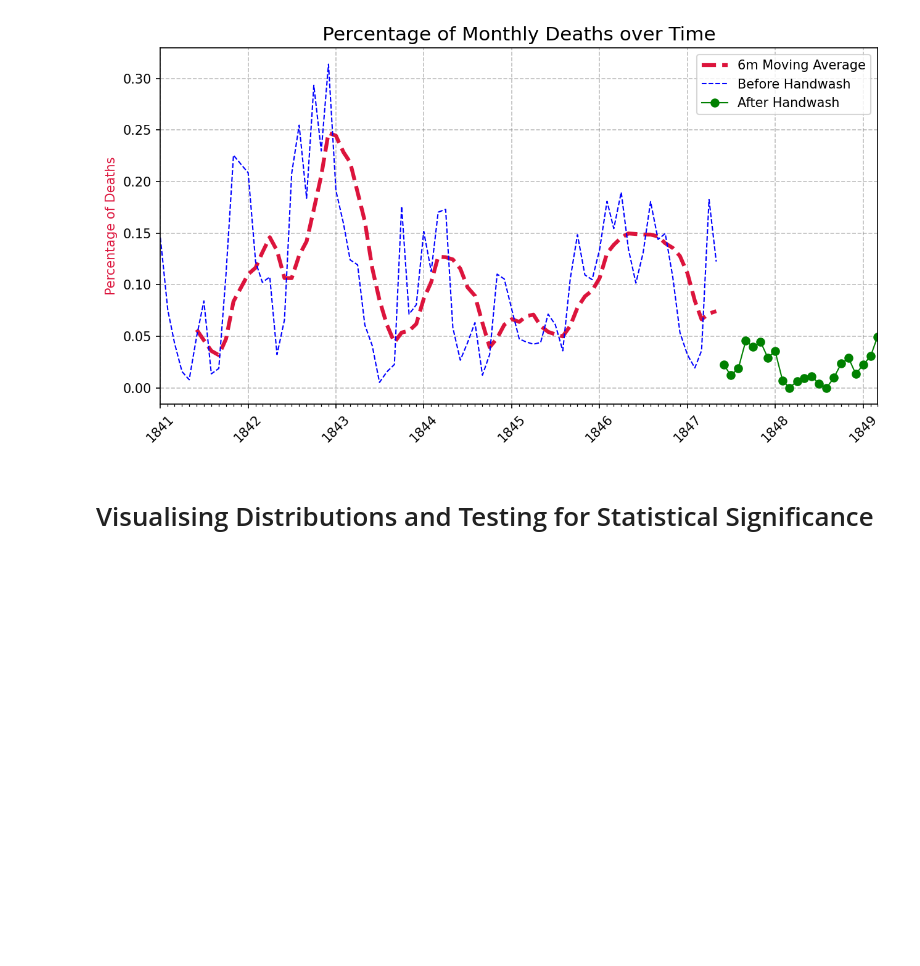
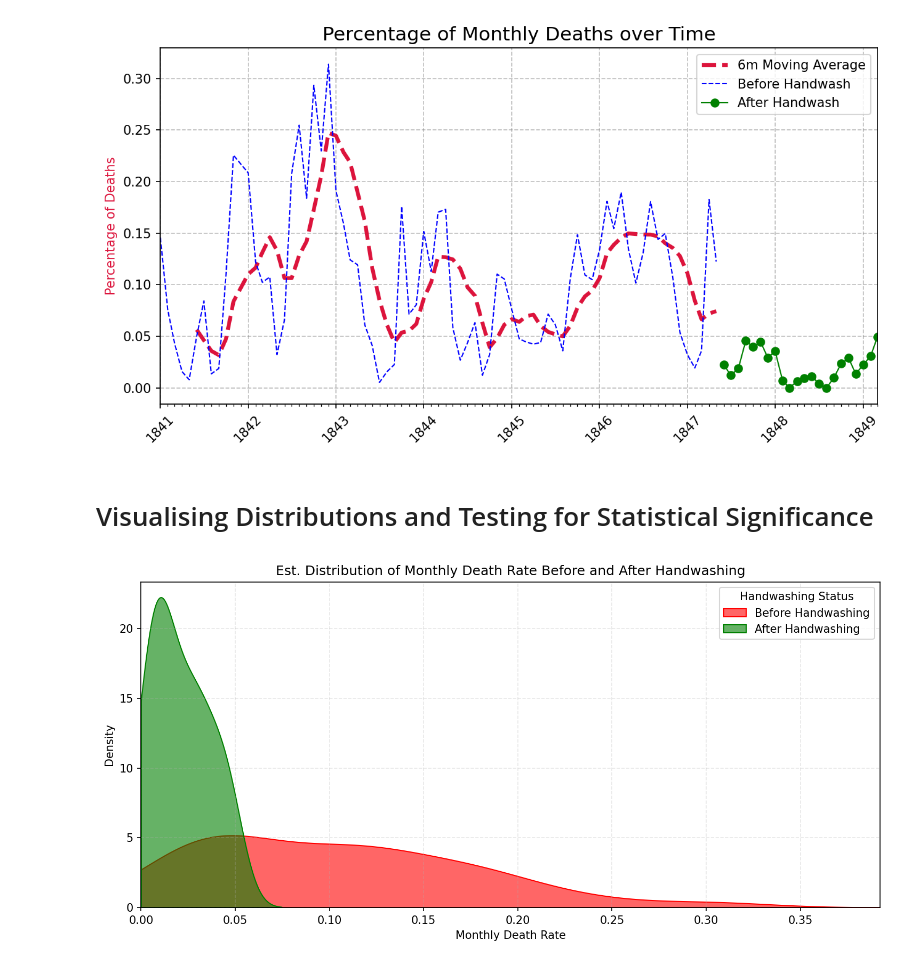
Before and after one commit to myself-Irfan/100_Python_Angela, a Jupyter notebook: 80.ipynb, the cells around one changed output. Drawn from its saved outputs; the diff is of its cells as text; code cells hidden in the pictures; blank space fills up the shorter version.

```diff
--- a/80.ipynb
+++ b/80.ipynb
@@ -455,32 +455,33 @@ def gen_chart_smooth_dist(monthly_df: pd.DataFrame) -> None:
         monthly_df.pct_deaths.min(),
         monthly_df.pct_deaths.max() + (monthly_df.pct_deaths.max() - monthly_df.pct_deaths.min()) * 0.25
     )
     plt.show()
 
 
 if __name__ == '__main__':
     setup_logging()
 
     monthly_df = fetch_df('input-80-2.csv')
     monthly_df.date = pd.to_datetime(monthly_df.date, errors='coerce')
     monthly_df['pct_deaths'] = monthly_df.deaths / monthly_df.births
 
     # cal_diff_avg_monthly_deaths(monthly_df)
 
     monthly_df['washing_hands'] = np.where(
         monthly_df.date < '1847-07-01',
         False,
         True
     )
 
     # gen_box_death_rate(monthly_df)
-    # gen_hist_monthly_deaths(monthly_df)
-    # gen_chart_smooth_dist(monthly_df)
+    gen_hist_monthly_deaths(monthly_df)
+    gen_chart_smooth_dist(monthly_df)
 
     t_stat, p_value = stats.ttest_ind(
         monthly_df[monthly_df.washing_hands == False].pct_deaths,
         monthly_df[monthly_df.washing_hands == True].pct_deaths
     )
     print(f'p-value is {p_value:.10f}')
     print(f't-statstic is {t_stat:.4}')
 # %% [output]
+[figure, added]
```
Also changed, not shown: parts of 1 cell of this notebook, 2 other files.
